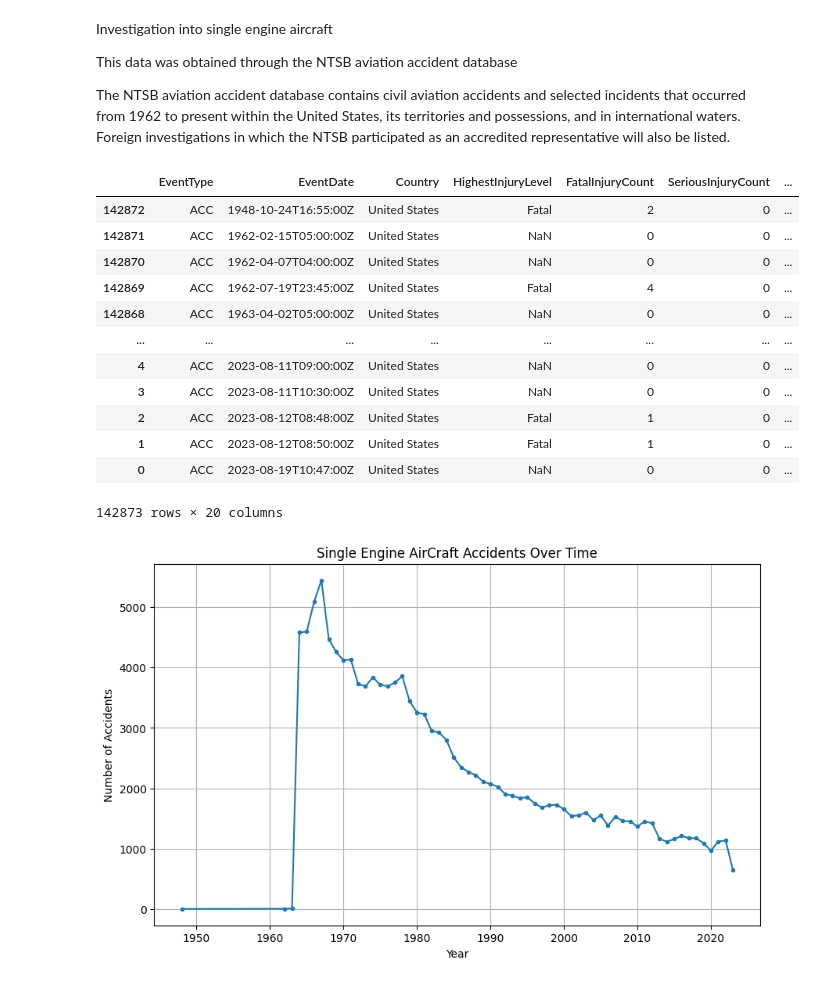
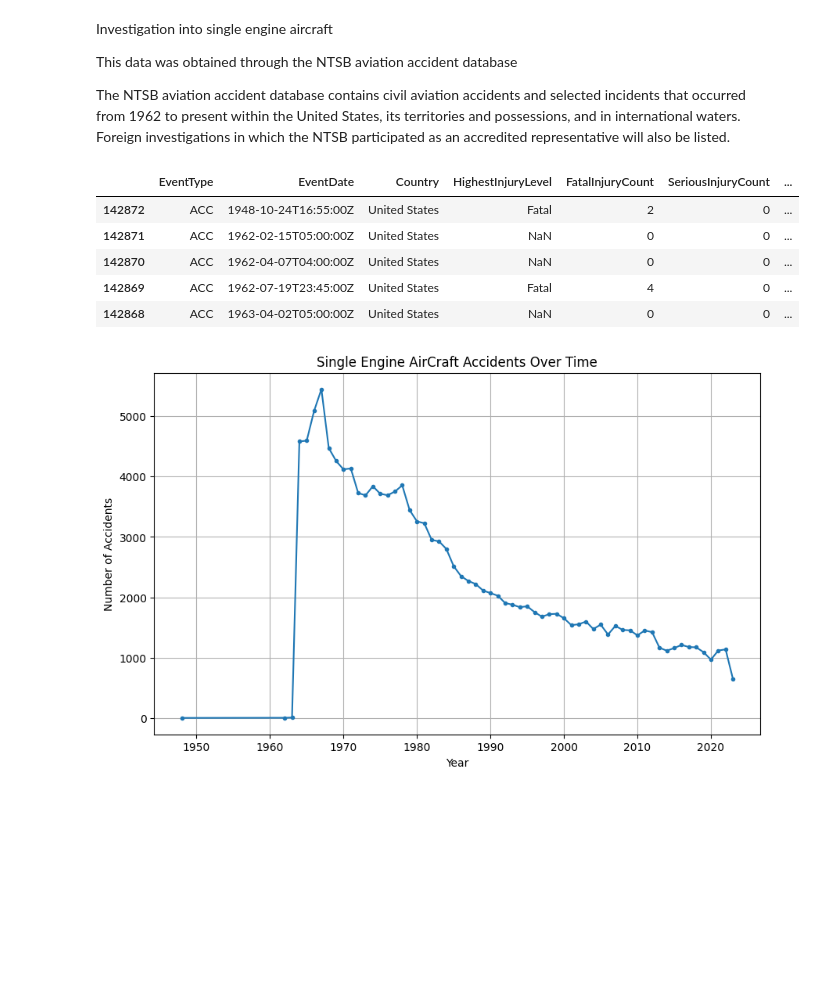
Before and after one commit to xSolumx/Single-Prop-ML, a Jupyter notebook: FindingSingleProp.ipynb, the cells around one changed output. Drawn from its saved outputs; the diff is of its cells as text; code cells hidden in the pictures; blank space fills up the shorter version.

```diff
--- a/FindingSingleProp.ipynb
+++ b/FindingSingleProp.ipynb
@@ -50,41 +49,34 @@ data.drop('NtsbNo', axis=1, inplace=True)
 data.drop('Mkey', axis=1, inplace=True)
 data.drop('ReportNo', axis=1, inplace=True)
 data.drop('N', axis=1, inplace=True)
 data.drop('HasSafetyRec', axis=1, inplace=True)
 data.drop('ReportType', axis=1, inplace=True)
 data.drop('OriginalPublishDate', axis=1, inplace=True)
 data.drop('EventID', axis=1, inplace=True)
 data.drop('DocketUrl', axis=1, inplace=True)
 data.drop('DocketPublishDate', axis=1, inplace=True)
 data.drop('Scheduled', axis=1, inplace=True)
 data.drop('ReportStatus', axis=1, inplace=True)
 data.drop('RepGenFlag', axis=1, inplace=True)
 data.drop('City', axis=1, inplace=True)
 data.drop('State', axis=1, inplace=True)
 data.drop('AirportName', axis=1, inplace=True)
 data.drop('AirportID', axis=1, inplace=True)
 data.drop('FAR', axis=1, inplace=True)
 heli_rows = data[data['AirCraftCategory'].str.contains('HELI', case=False)]
 data.drop(heli_rows.index)
 heli_rows = data[data['AirCraftCategory'].str.contains('HELI, HELI', case=False)]
 data.drop(heli_rows.index)
 
 
-# data.head()
+data.head()
 # %% [output]
 |  | EventType | EventDate | Country | HighestInjuryLevel | FatalInjuryCount | SeriousInjuryCount | ... |
 | 142872 | ACC | 1948-10-24T16:55:00Z | United States | Fatal | 2 | 0 | ... |
 | 142871 | ACC | 1962-02-15T05:00:00Z | United States | NaN | 0 | 0 | ... |
 | 142870 | ACC | 1962-04-07T04:00:00Z | United States | NaN | 0 | 0 | ... |
 | 142869 | ACC | 1962-07-19T23:45:00Z | United States | Fatal | 4 | 0 | ... |
 | 142868 | ACC | 1963-04-02T05:00:00Z | United States | NaN | 0 | 0 | ... |
-| ... | ... | ... | ... | ... | ... | ... | ... |
-| 4 | ACC | 2023-08-11T09:00:00Z | United States | NaN | 0 | 0 | ... |
-| 3 | ACC | 2023-08-11T10:30:00Z | United States | NaN | 0 | 0 | ... |
-| 2 | ACC | 2023-08-12T08:48:00Z | United States | Fatal | 1 | 0 | ... |
-| 1 | ACC | 2023-08-12T08:50:00Z | United States | Fatal | 1 | 0 | ... |
-| 0 | ACC | 2023-08-19T10:47:00Z | United States | NaN | 0 | 0 | ... |
-142873 rows × 20 columns
 # %%
 # Convert the EventDate column to datetime
 data['EventDate'] = pd.to_datetime(data['EventDate'], errors='coerce')
```
Also changed, not shown: parts of 4 cells of this notebook.
